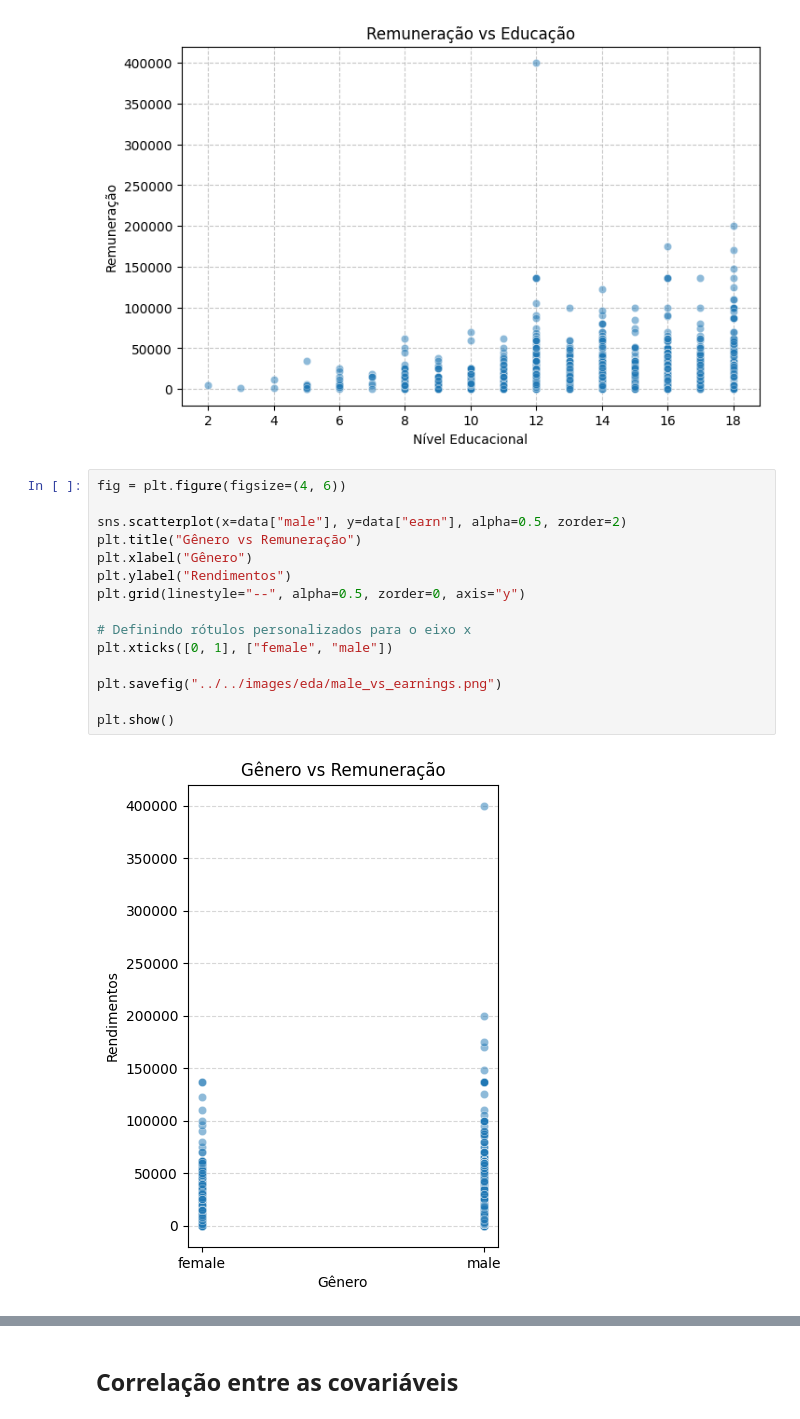
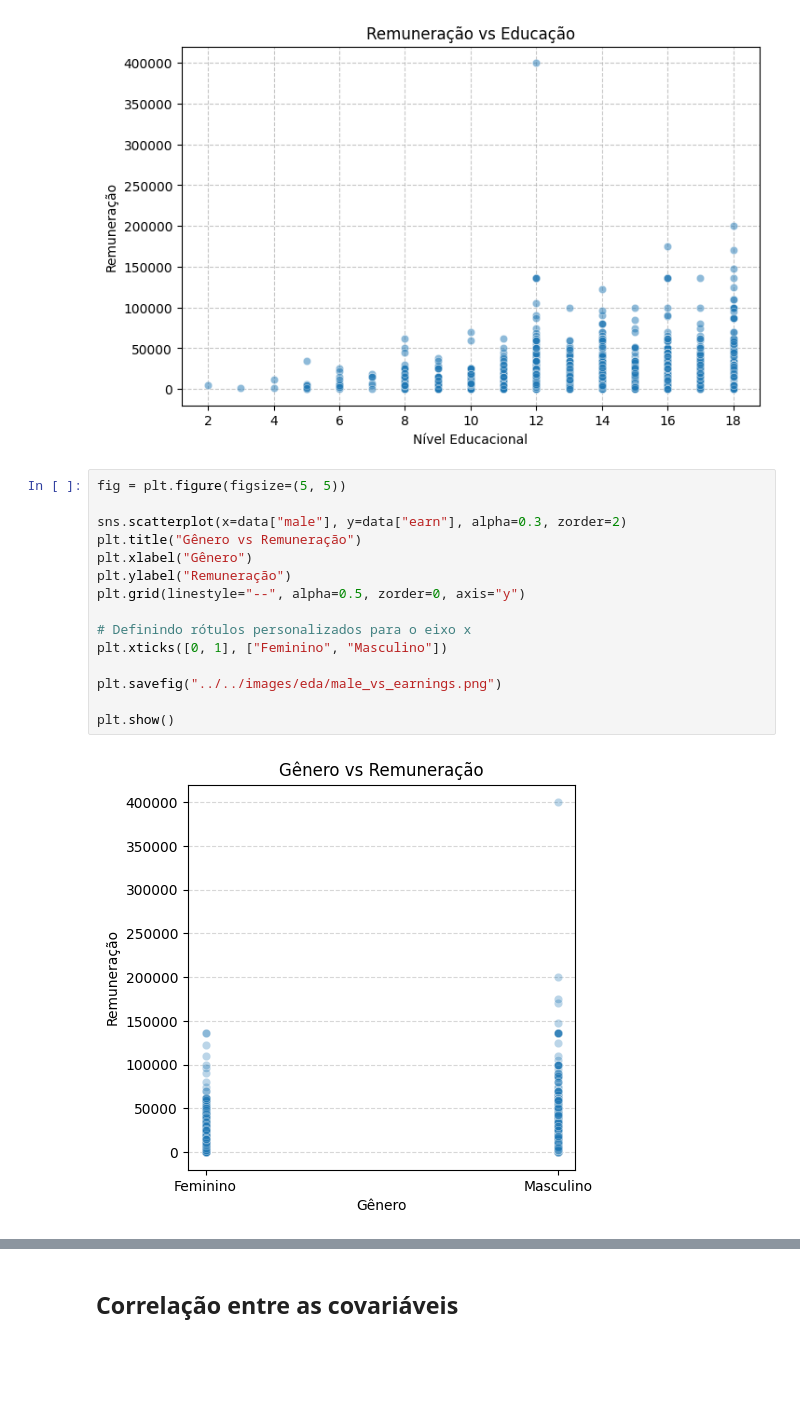
Before and after one commit to Breno-Azevedo/Statistical_Modeling, a Jupyter notebook: src/data_processing/eda.ipynb, the cells around one changed output, grey strips where cells are left out. Saved outputs shown, nothing was run; the diff lists cells and outputs as text; blank space fills up the shorter version.

```diff
--- a/src/data_processing/eda.ipynb
+++ b/src/data_processing/eda.ipynb
@@ -127,19 +141,19 @@ plt.show()
 # %% [output]
 [figure]
 # %%
-fig = plt.figure(figsize=(4, 6))
+fig = plt.figure(figsize=(5, 5))
 
-sns.scatterplot(x=data["male"], y=data["earn"], alpha=0.5, zorder=2)
+sns.scatterplot(x=data["male"], y=data["earn"], alpha=0.3, zorder=2)
 plt.title("Gênero vs Remuneração")
 plt.xlabel("Gênero")
-plt.ylabel("Rendimentos")
+plt.ylabel("Remuneração")
 plt.grid(linestyle="--", alpha=0.5, zorder=0, axis="y")
 
 # Definindo rótulos personalizados para o eixo x
-plt.xticks([0, 1], ["female", "male"])
+plt.xticks([0, 1], ["Feminino", "Masculino"])
 
 plt.savefig("../../images/eda/male_vs_earnings.png")
 
 plt.show()
 # %% [output]
-[figure, old version]
+[figure, new version]
```
Also changed, not shown: parts of 8 cells of this notebook.
